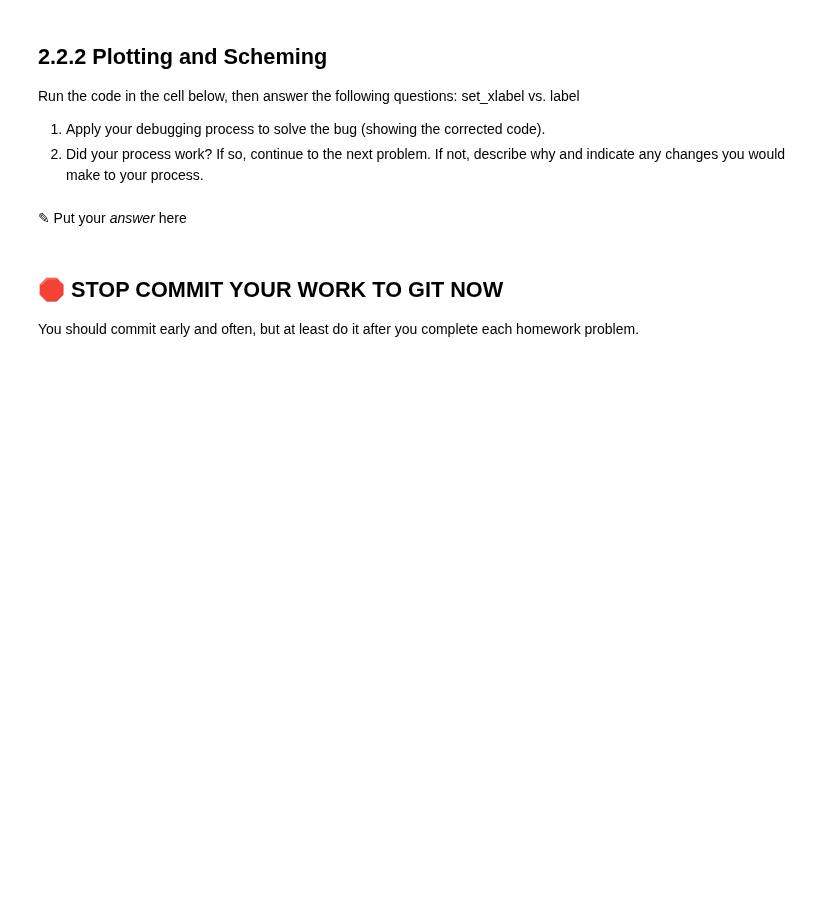
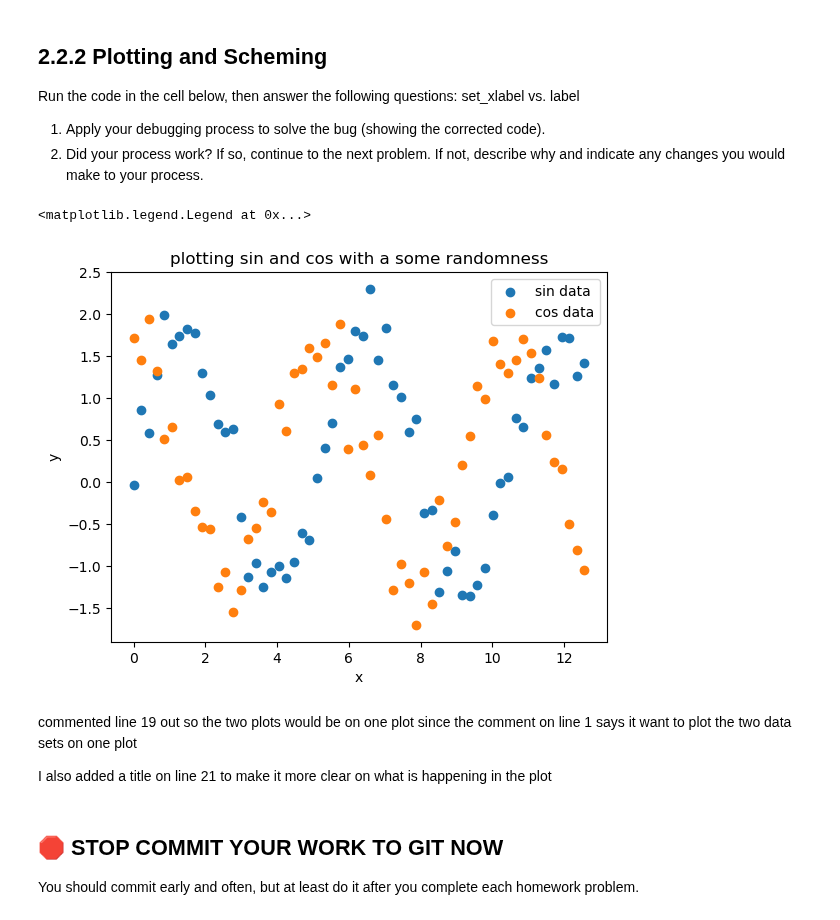
Before and after one commit to LucasClatterbaugh/cmse202-s23-turnin, a Jupyter notebook: HW1_S23-STUDENT.ipynb, the cells around one changed output. Cells and saved outputs as stored; diff of their text form; code cells hidden in the pictures; blank space fills up the shorter version.

```diff
--- a/HW1_S23-STUDENT.ipynb
+++ b/HW1_S23-STUDENT.ipynb
@@ -182,26 +204,35 @@ set_xlabel vs. label
 # %%
 # code to plot two randomly generated data sets (sin and cos) on one plot
 
 import matplotlib.pyplot as plt
 import numpy as np
 
 # generate some x data: sixty data points from 0 to 4π
 x_sin = np.linspace(0,4*np.pi,60)
 
 # generate some y data: 1.5 * sin(1.2x + 0.5)
 # we add the np.random.normal(0.25,.25,60) at the end to add some randomness to the data
 y_sin = 1.5 * np.sin(1.2 * x_sin) + np.random.normal(.25,.25,60)
 
 y_cos = 1.5 * np.cos(1.2 * x_sin) + np.random.normal(.25,.25,60)
 # plot our data
 plt.scatter(x_sin, y_sin, label = "sin data")
 plt.xlabel('x')
 plt.ylabel('y')
-plt.show()
+
+#plt.show() I removed this line so the two plots would combine into one plot
+
 plt.scatter(x_sin, y_cos, label = "cos data")
+plt.title('plotting sin and cos with a some randomness')
 plt.legend()
+# %% [output]
+<matplotlib.legend.Legend at 0x...>
+[figure, added]
-# %% [markdown]
-<font size=+3>&#9998;</font> Put your *answer* here
+# %% [markdown]
+commented line 19 out so the two plots would be on one plot since the comment on line 1 says it want to plot the two data sets on one plot
+
+
+I also added a title on line 21 to make it more clear on what is happening in the plot
 # %% [markdown]
 ## &#128721; STOP **COMMIT YOUR WORK TO GIT NOW**
 
```
Also changed, not shown: parts of 6 cells of this notebook.
